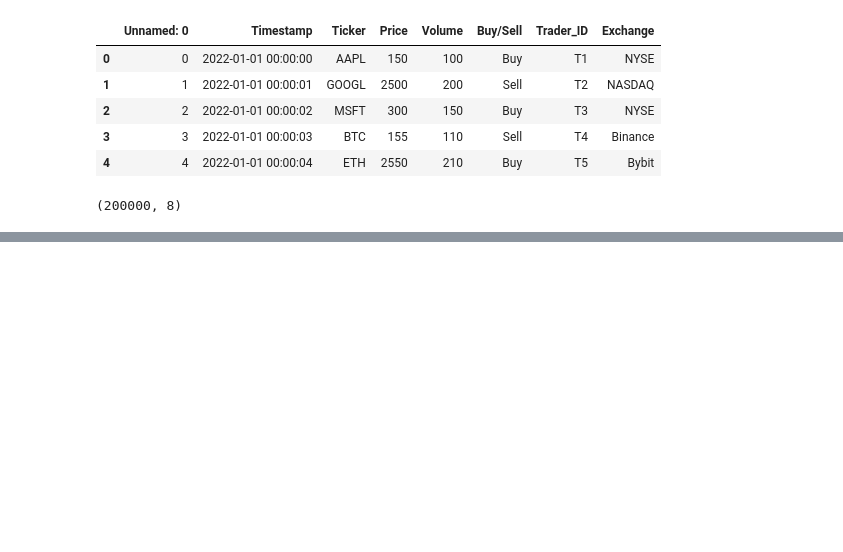
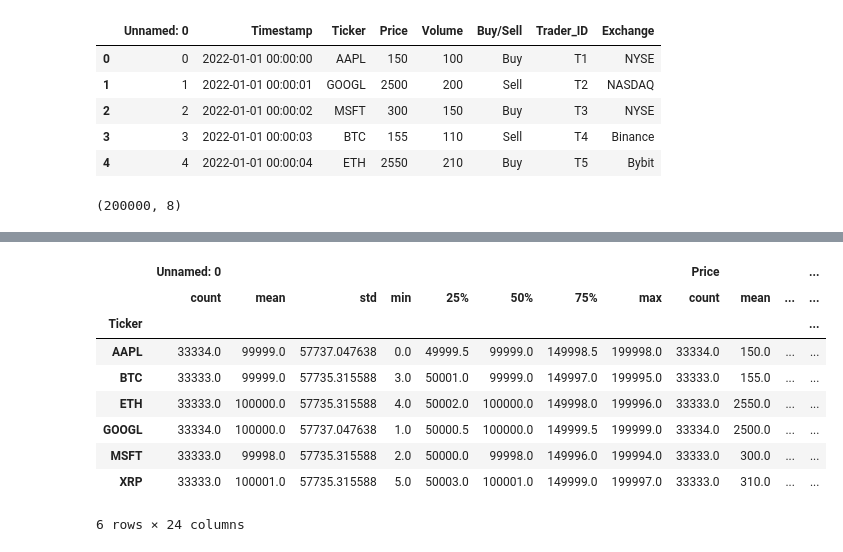
Before and after one commit to sumitkhera11/AI-Agentic-Trading-Bot, a Jupyter notebook: notebooks/Day_27_Groupby.ipynb, the cells around one changed output, grey strips where cells are left out. Saved outputs shown, nothing was run; the diff lists cells and outputs as text; code cells hidden in the pictures; blank space fills up the shorter version.

```diff
--- a/notebooks/Day_27_Groupby.ipynb
+++ b/notebooks/Day_27_Groupby.ipynb
@@ -86,0 +98,4 @@ Name: Volume, dtype: int64
+# %%
+# how many trades happen per stock or can say no of rows in every group
+tickers = exchange_df.groupby('Ticker')
+tickers.size()
@@ -86,0 +186,13 @@ Name: Volume, dtype: int64
+# %%
+tickers.describe()
+# %% [output]
+|  | Unnamed: 0 |  |  |  |  |  |  |  | Price |  |  | ... |
+|  | count | mean | std | min | 25% | 50% | 75% | max | count | mean | ... | ... |
+| Ticker |  |  |  |  |  |  |  |  |  |  |  | ... |
+| AAPL | 33334.0 | 99999.0 | 57737.047638 | 0.0 | 49999.5 | 99999.0 | 149998.5 | 199998.0 | 33334.0 | 150.0 | ... | ... |
+| BTC | 33333.0 | 99999.0 | 57735.315588 | 3.0 | 50001.0 | 99999.0 | 149997.0 | 199995.0 | 33333.0 | 155.0 | ... | ... |
+| ETH | 33333.0 | 100000.0 | 57735.315588 | 4.0 | 50002.0 | 100000.0 | 149998.0 | 199996.0 | 33333.0 | 2550.0 | ... | ... |
+| GOOGL | 33334.0 | 100000.0 | 57737.047638 | 1.0 | 50000.5 | 100000.0 | 149999.5 | 199999.0 | 33334.0 | 2500.0 | ... | ... |
+| MSFT | 33333.0 | 99998.0 | 57735.315588 | 2.0 | 50000.0 | 99998.0 | 149996.0 | 199994.0 | 33333.0 | 300.0 | ... | ... |
+| XRP | 33333.0 | 100001.0 | 57735.315588 | 5.0 | 50003.0 | 100001.0 | 149999.0 | 199997.0 | 33333.0 | 310.0 | ... | ... |
+6 rows × 24 columns
```
Also changed, not shown: parts of 32 cells of this notebook, 4 other files.
